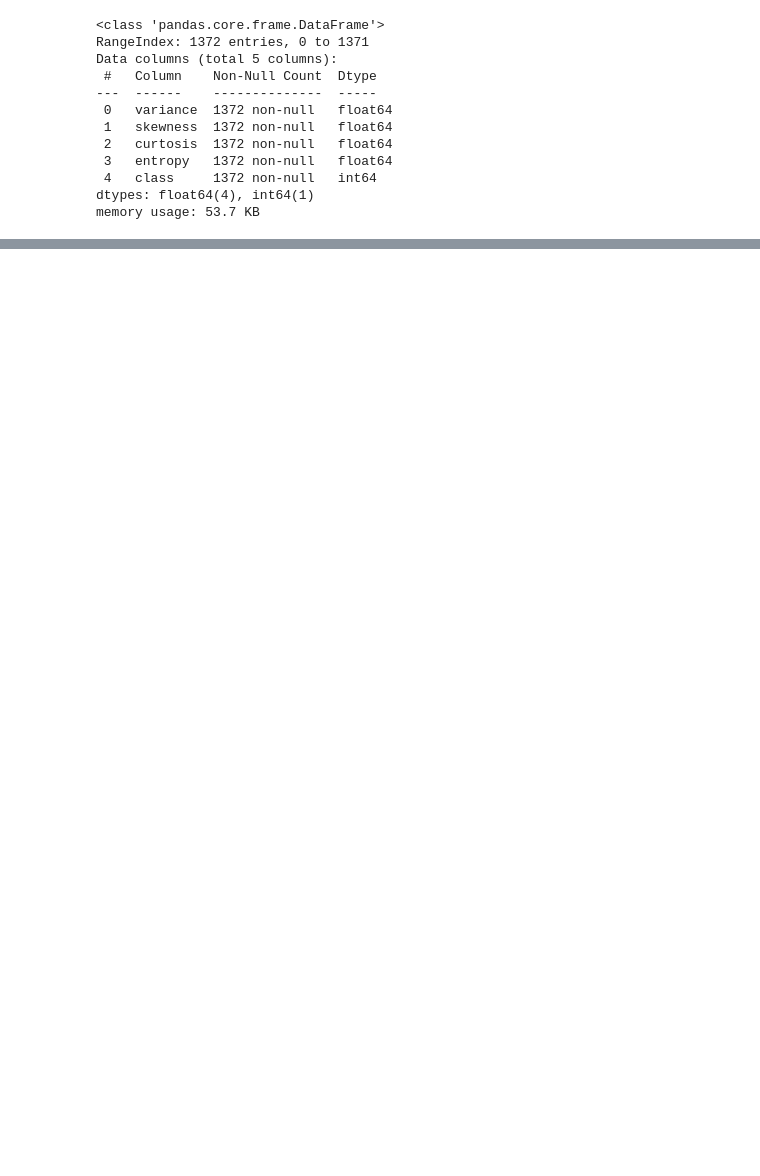
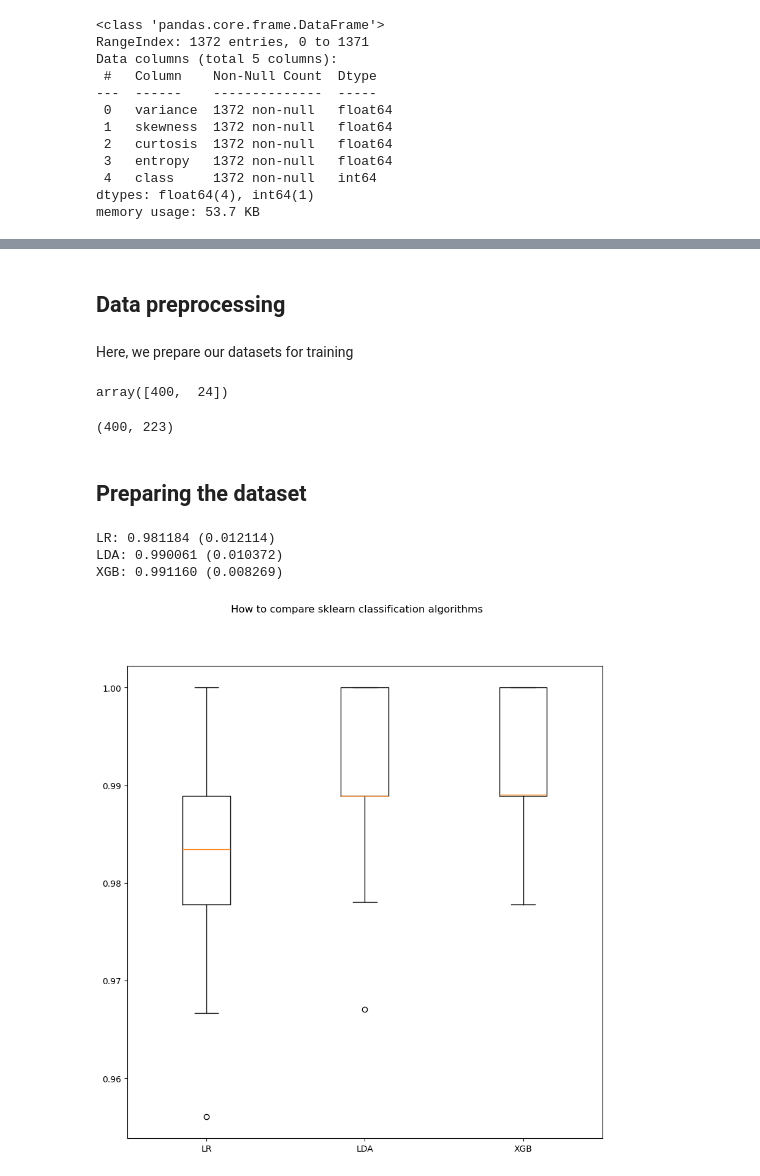
Before and after one commit to rayanrfd/projetML_MCE, a Jupyter notebook: notebooks/bank.ipynb, the cells around one changed output, grey strips where cells are left out. Drawn from its saved outputs; the diff is of its cells as text; code cells hidden in the pictures; blank space fills up the shorter version.

```diff
--- a/notebooks/bank.ipynb
+++ b/notebooks/bank.ipynb
@@ -45,0 +112,50 @@ X_train, X_val, X_test, y_train, y_val, y_test = prepare_dataset(bank, label)
+# %% [markdown]
+## Data preprocessing
+# %% [markdown]
+Here, we prepare our datasets for training
+# %%
+np.array(kidney.drop('classification', axis=1, inplace=False).shape)
+# %% [output]
+array([400,  24])
+# %%
+bank, label_bank = data_preprocessing(bank, 'class')
+kidney, label_kidney = data_preprocessing(kidney, 'classification')
+np.array(kidney).shape
+# %% [output]
+(400, 223)
+# %% [markdown]
+## Preparing the dataset
+# %%
+X_train_bank, X_val_bank, X_test_bank, y_train_bank, y_val_bank, y_test_bank = prepare_dataset(bank, label_bank)
+X_train_kidney, X_val_kidney, X_test_kidney, y_train_kidney, y_val_kidney, y_test_kidney = prepare_dataset(kidney, label_kidney)
+# %%
+models = []
+models.append(('LR', LogisticRegression()))
+models.append(('LDA', SGDClassifier()))
+models.append(('XGB', GradientBoostingClassifier()))
+
+seed = 10
+# %%
+results = []
+names = []
+scoring = 'accuracy'
+for name, model in models:
+    kfold = KFold(n_splits=10)
+    cv_results = cross_val_score(model, X_train_bank, y_train_bank, cv=kfold, scoring=scoring)
+    results.append(cv_results)
+    names.append(name)
+    msg = "%s: %f (%f)" % (name, cv_results.mean(), cv_results.std())
+    print(msg)
+# %% [output]
+LR: 0.981184 (0.012114)
+LDA: 0.990061 (0.010372)
+XGB: 0.991160 (0.008269)
+# %%
+fig = plt.figure(figsize=(10,10))
+fig.suptitle('How to compare sklearn classification algorithms')
+ax = fig.add_subplot(111)
+plt.boxplot(results)
+ax.set_xticklabels(names)
+plt.show()
+# %% [output]
+[figure, added]
```
Also changed, not shown: parts of 22 cells of this notebook, 2 other files.
